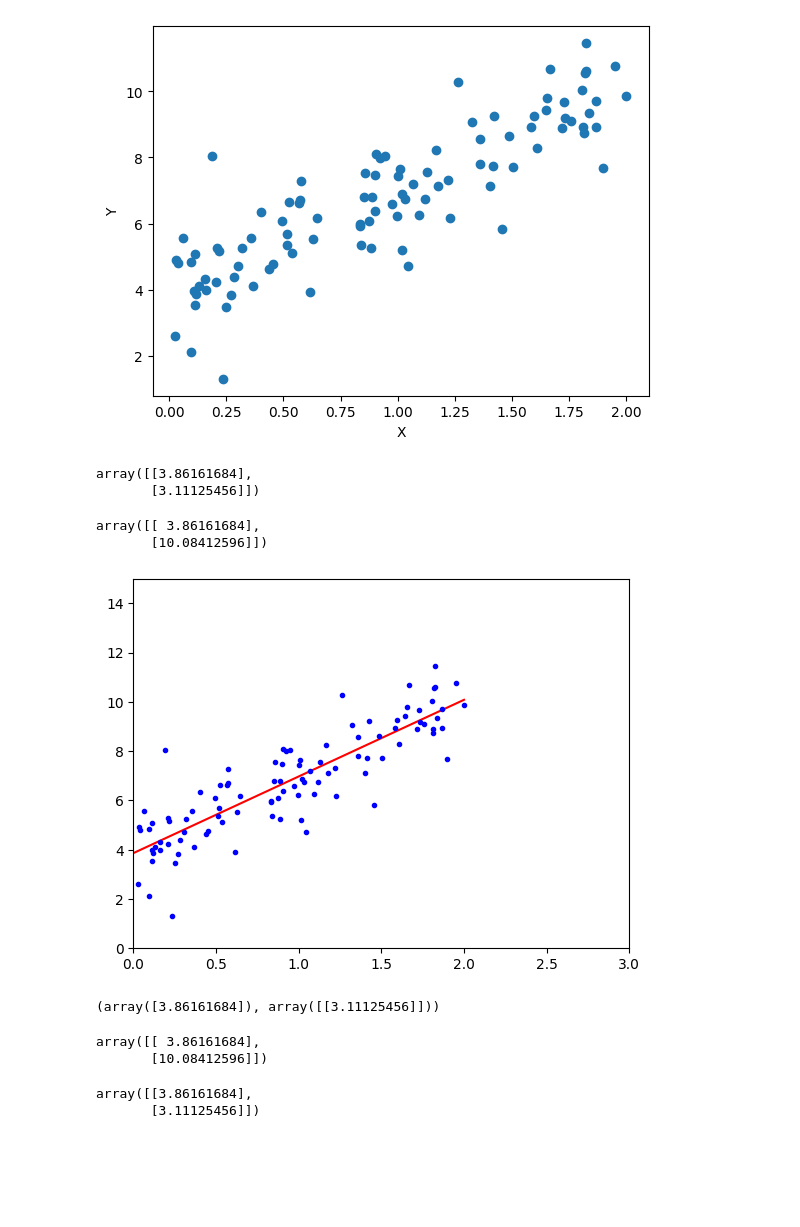
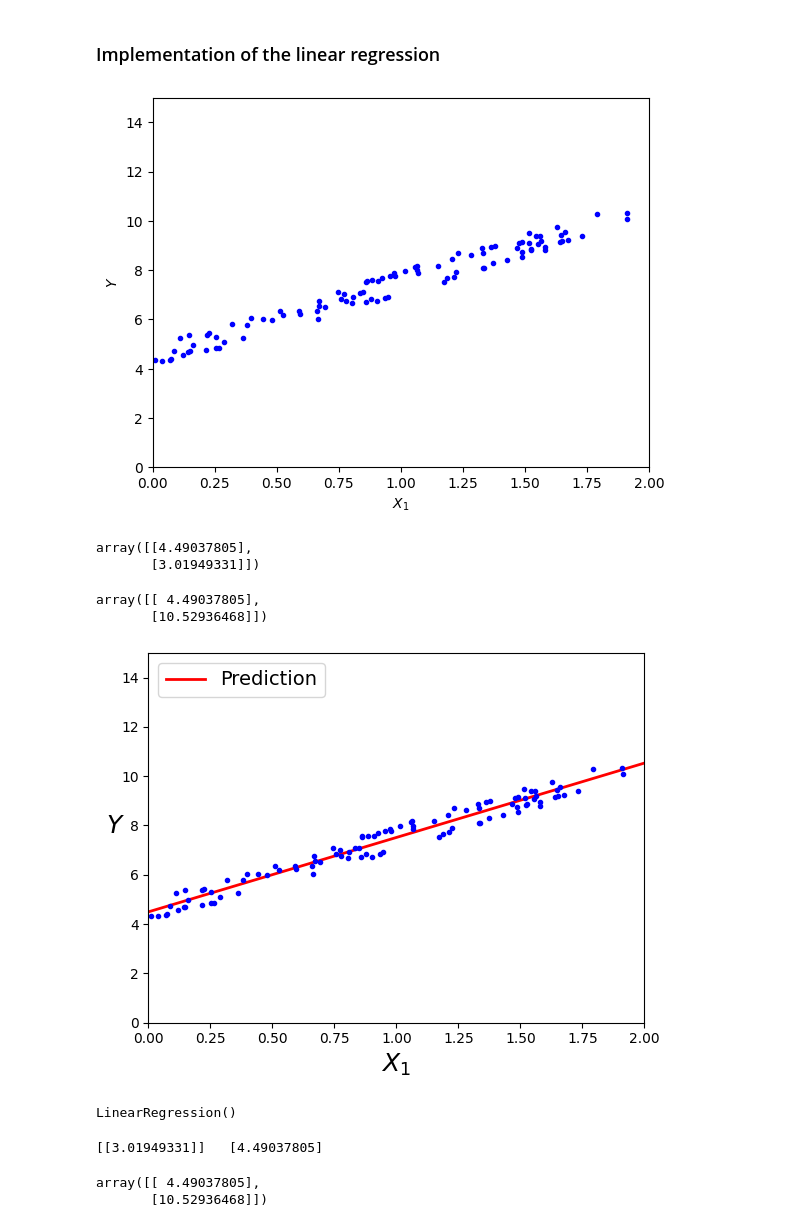
Before and after one commit to Vinitparmar03/Hands-On-ML-with-Scikit-Learn-Keras-TensorFlow, a Jupyter notebook: chapter 4/module1.ipynb, the cells around one changed output. Cells and saved outputs as stored; diff of their text form; code cells hidden in the pictures; blank space fills up the shorter version.

```diff
--- a/chapter 4/module1.ipynb
+++ b/chapter 4/module1.ipynb
@@ -1,53 +1,58 @@
+# %% [markdown]
+### Implementation of the linear regression
 # %%
 import numpy as np
 import matplotlib.pyplot as plt
 # %%
-X = 2 * np.random.rand(100, 1)
-y = 4 + 3 * X + np.random.randn(100, 1)
+X= 2 * np.random.rand(100, 1)
+y= 4 + 3 * X + np.random.rand(100, 1)
 # %%
-plt.scatter(X, y)
-plt.xlabel("X")
-plt.ylabel("Y")
+plt.plot(X, y, "b.")
+plt.xlabel("$X_1$")
+plt.ylabel("$Y$")
+plt.axis([0, 2, 0, 15])
 plt.show()
 # %% [output]
-[figure, old version]
+[figure, new version]
 # %%
 x_b = np.c_[np.ones((100, 1)), X]
 theta_best = np.linalg.inv(x_b.T.dot(x_b)).dot(x_b.T).dot(y)
-theta_best
-# %% [output]
-array([[3.86161684],
-       [3.11125456]])
+# %%
+theta_best
+# %% [output]
+array([[4.49037805],
+       [3.01949331]])
 # %%
-X_new = np.array([[0], [2]])
-X_new_b = np.c_[np.ones((2, 1)), X_new] # add x0 = 1 to each instance
-y_predict = X_new_b.dot(theta_best)
+x_new = np.array([[0], [2]])
+x_new_b = np.c_[np.ones((2, 1)), x_new]
+y_predict = x_new_b.dot(theta_best)
 y_predict
 # %% [output]
-array([[ 3.86161684],
-       [10.08412596]])
+array([[ 4.49037805],
+       [10.52936468]])
 # %%
-plt.plot(X_new, y_predict, "r-")
+plt.plot(x_new, y_predict, "r-", linewidth=2, label="Prediction")
 plt.plot(X, y, "b.")
+plt.xlabel("$X_1$", fontsize=18)
+plt.ylabel("$Y$", fontsize=18, rotation=0)
+plt.legend(loc="upper left", fontsize=14)
 plt.axis([0, 2, 0, 15])
 plt.show()
 # %% [output]
-[figure, old version]
+[figure, new version]
 # %%
 from sklearn.linear_model import LinearRegression
+
 lin_reg = LinearRegression()
 lin_reg.fit(X, y)
-lin_reg.intercept_, lin_reg.coef_
 # %% [output]
-(array([3.86161684]), array([[3.11125456]]))
+LinearRegression()
+# %%
+print(lin_reg.coef_, " ", lin_reg.intercept_)
+# %% [output]
+[[3.01949331]]   [4.49037805]
 # %%
-lin_reg.predict(X_new)
+lin_reg.predict(x_new)
 # %% [output]
-array([[ 3.86161684],
-       [10.08412596]])
+array([[ 4.49037805],
+       [10.52936468]])
-# %%
-theta_best_svd, residuals, rank, s = np.linalg.lstsq(x_b, y, rcond=1e-6)
-theta_best_svd
-# %% [output]
-array([[3.86161684],
-       [3.11125456]])
```
Also changed, not shown: parts of 77 cells of this notebook.
